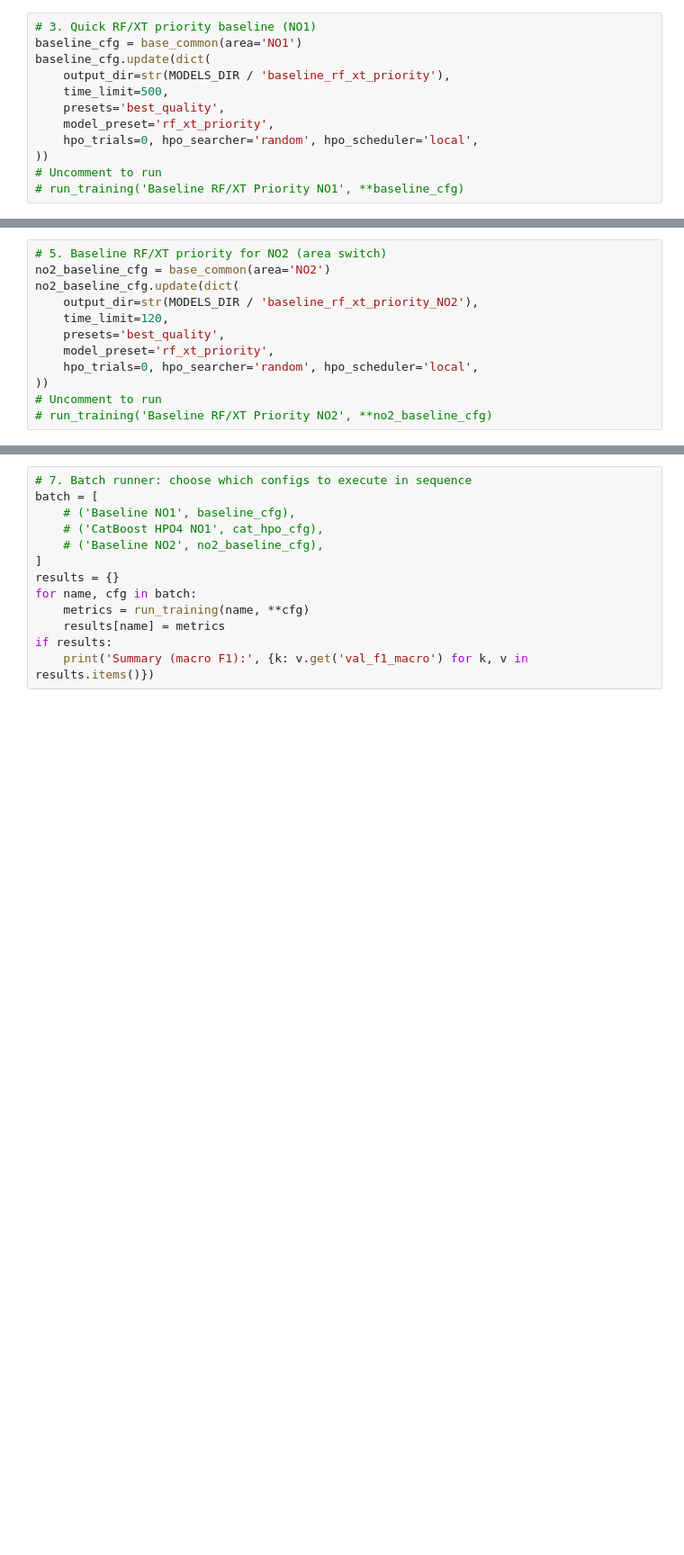
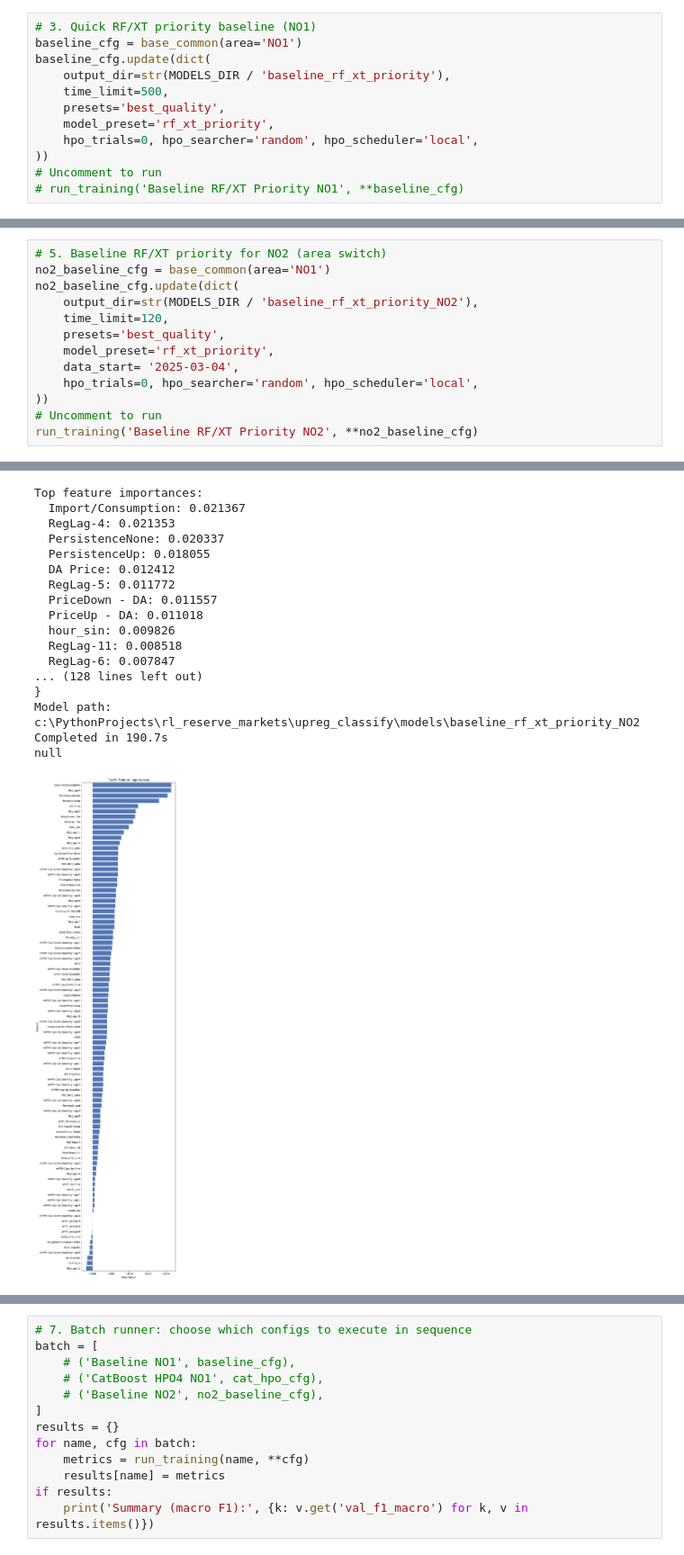
Before and after one commit to haakonnh/mfrr_activation_classify, a Jupyter notebook: upreg_classify/notebooks/10-training-launchpad.ipynb, the cells around one changed output, grey strips where cells are left out. Shown at 90% size. Cells and saved outputs as stored; diff of their text form; blank space fills up the shorter version.

```diff
--- a/upreg_classify/notebooks/10-training-launchpad.ipynb
+++ b/upreg_classify/notebooks/10-training-launchpad.ipynb
@@ -281,12 +482,14 @@ null
 # %%
 # 5. Baseline RF/XT priority for NO2 (area switch)
-no2_baseline_cfg = base_common(area='NO2')
+no2_baseline_cfg = base_common(area='NO1')
 no2_baseline_cfg.update(dict(
     output_dir=str(MODELS_DIR / 'baseline_rf_xt_priority_NO2'),
     time_limit=120,
     presets='best_quality',
     model_preset='rf_xt_priority',
+    data_start= '2025-03-04',
     hpo_trials=0, hpo_searcher='random', hpo_scheduler='local',
 ))
 # Uncomment to run
-# run_training('Baseline RF/XT Priority NO2', **no2_baseline_cfg)
+run_training('Baseline RF/XT Priority NO2', **no2_baseline_cfg)
+# %% [output]
@@ -293,3 +575,21 @@ no2_baseline_cfg.update(dict(
+Top feature importances:
+  Import/Consumption: 0.021367
+  RegLag-4: 0.021353
+  PersistenceNone: 0.020337
+  PersistenceUp: 0.018055
+  DA Price: 0.012412
+  RegLag-5: 0.011772
+  PriceDown - DA: 0.011557
+  PriceUp - DA: 0.011018
+  hour_sin: 0.009826
+  RegLag-11: 0.008518
+  RegLag-6: 0.007847
+... (128 lines left out)
+}
+Model path: c:\PythonProjects\rl_reserve_markets\upreg_classify\models\baseline_rf_xt_priority_NO2
+Completed in 190.7s
+null
+[figure, added]
 # %%
 # 6. Stacking example (rf_xt_boost_stack) with modest time limit
 stack_cfg = base_common(area='NO1')
```
Also changed, not shown: parts of 8 cells of this notebook, 38 other files.
